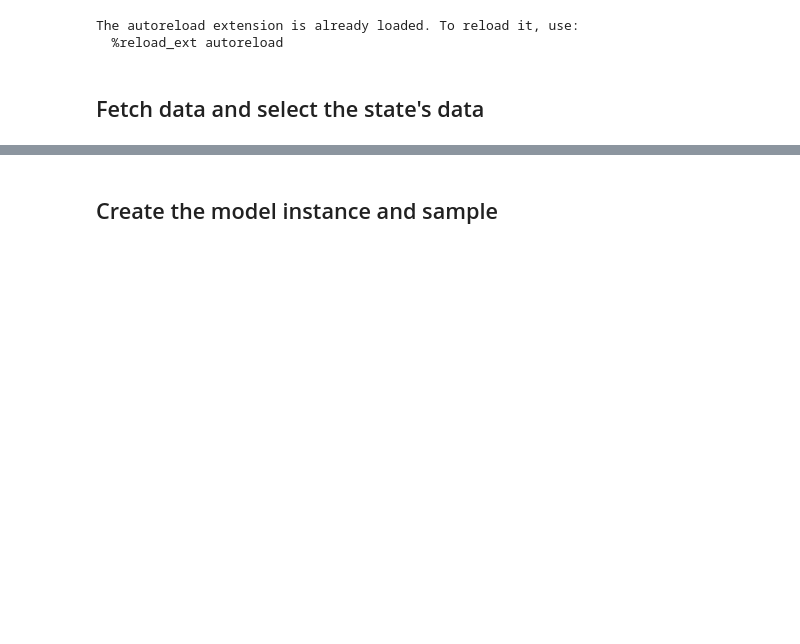
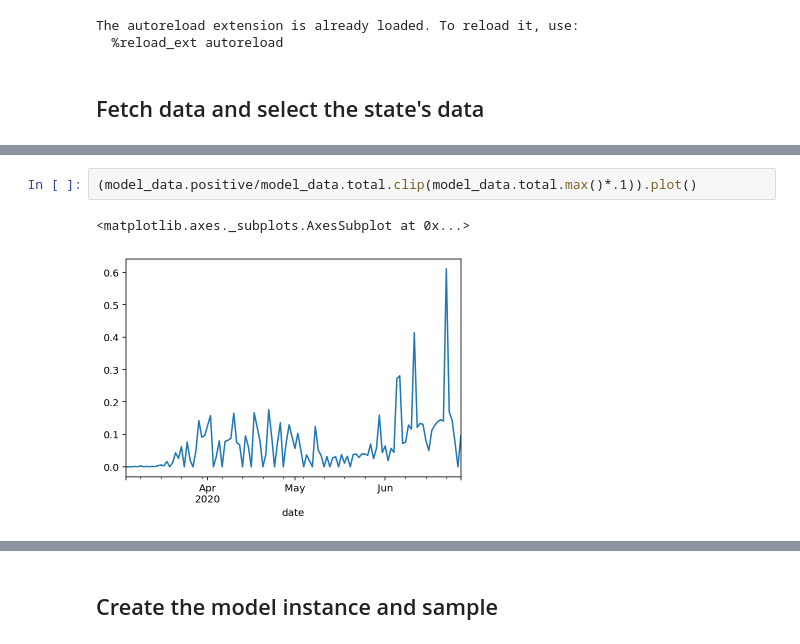
Before and after one commit to rtcovidlive/covid-model, a Jupyter notebook: rtlive-model.ipynb, the cells around one changed output, grey strips where cells are left out. Cells and saved outputs as stored; diff of their text form; blank space fills up the shorter version.

```diff
--- a/rtlive-model.ipynb
+++ b/rtlive-model.ipynb
@@ -26,0 +67,5 @@ model_data = df.loc[region]
+# %%
+(model_data.positive/model_data.total.clip(model_data.total.max()*.1)).plot()
+# %% [output]
+<matplotlib.axes._subplots.AxesSubplot at 0x...>
+[figure, added]
```
Also changed, not shown: parts of 8 cells of this notebook, 1 other file.
